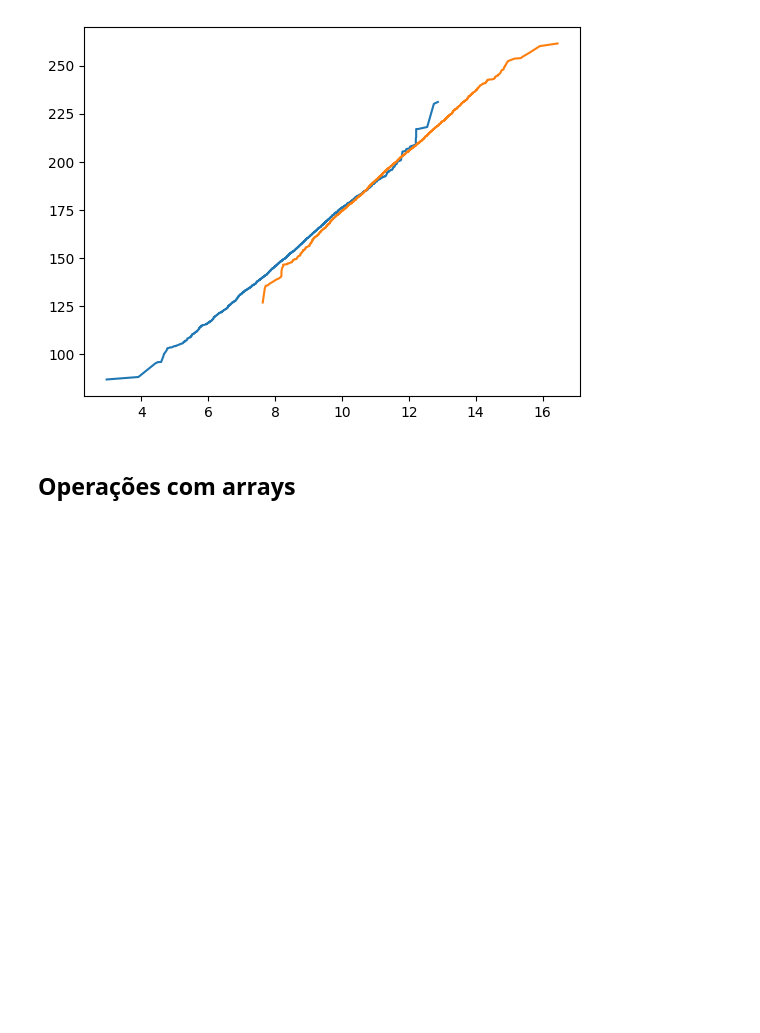
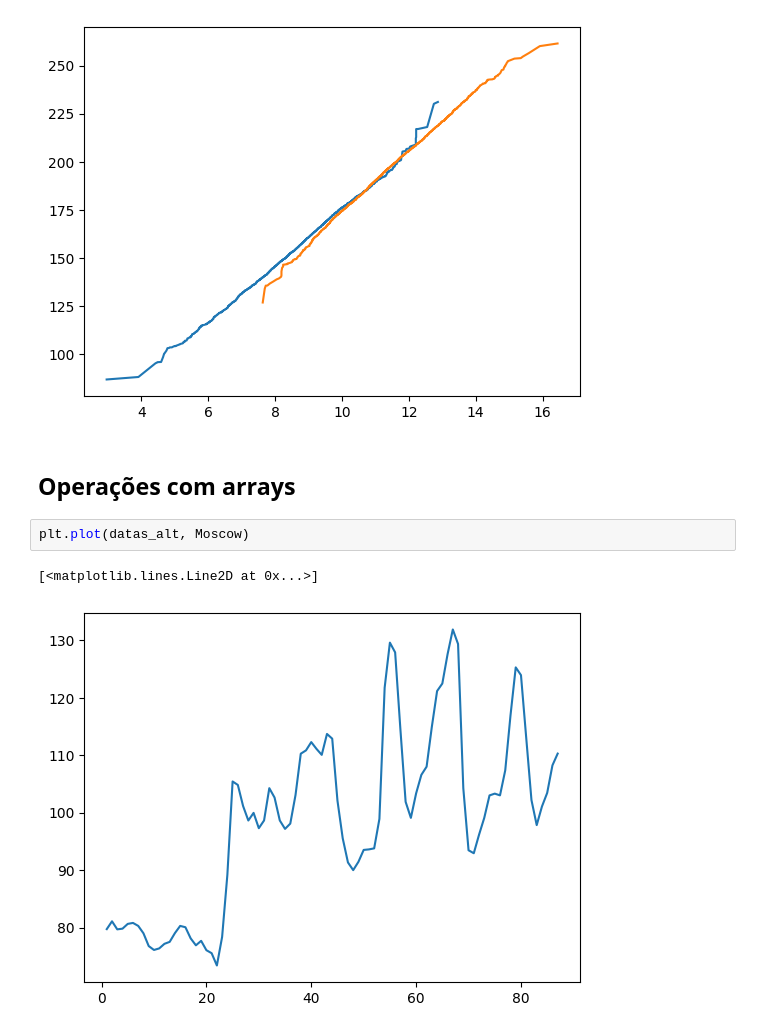
Before and after one commit to lukaswyllis/formacao_python_para_data_science, a Jupyter notebook: Curso 3 - NumPy - Análise numérica eficiente com Python.ipynb, the cells around one changed output. Saved outputs shown, nothing was run; the diff lists cells and outputs as text; blank space fills up the shorter version.

```diff
--- a/Curso 3 - NumPy - Análise numérica eficiente com Python.ipynb
+++ b/Curso 3 - NumPy - Análise numérica eficiente com Python.ipynb
@@ -148,3 +148,8 @@ plt.plot(diametro_toranja, peso_toranja)
 [figure]
 # %% [markdown]
 ## Operações com arrays
+# %%
+plt.plot(datas_alt, Moscow)
+# %% [output]
+[<matplotlib.lines.Line2D at 0x...>]
+[figure, added]
```
Also changed, not shown: parts of 31 cells of this notebook.
